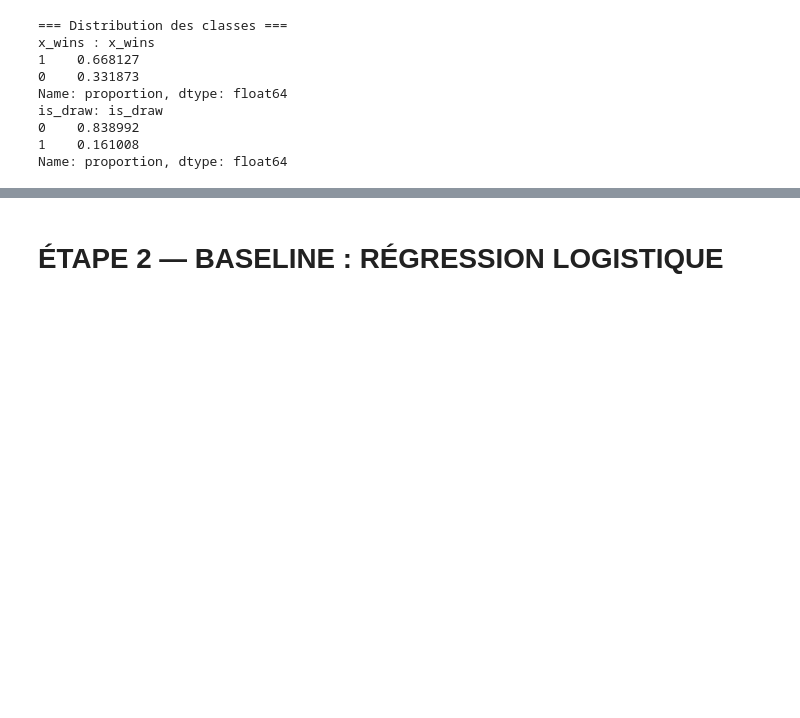
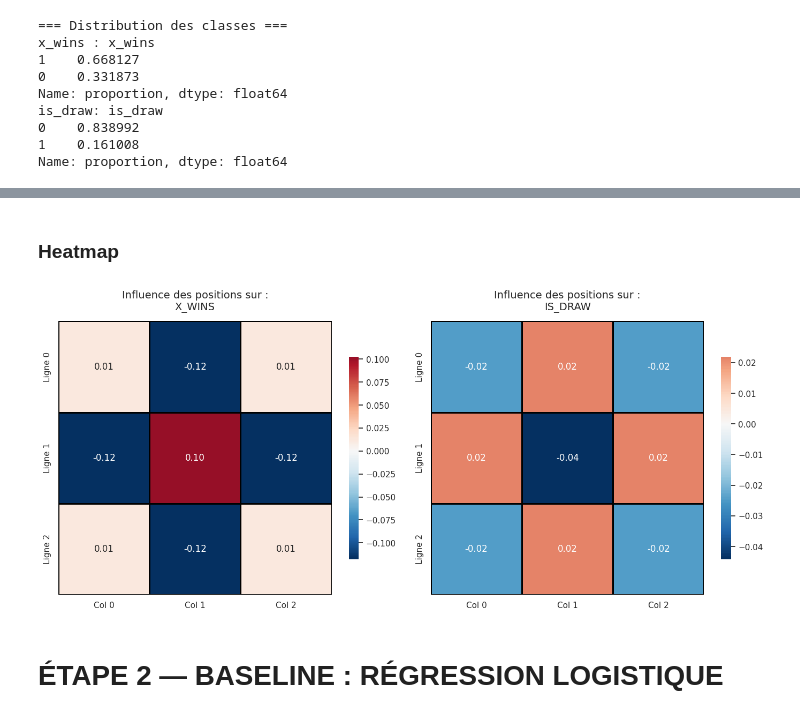
Before and after one commit to Nathal97/EXAMEN-ML, a Jupyter notebook: back/exam.ipynb, the cells around one changed output, grey strips where cells are left out. Drawn from its saved outputs; the diff is of its cells as text; code cells hidden in the pictures; blank space fills up the shorter version.

```diff
--- a/back/exam.ipynb
+++ b/back/exam.ipynb
@@ -42,3 +119,38 @@ Name: proportion, dtype: float64
+# %% [markdown]
+### Heatmap
+# %%
+distributions = ['x_wins', 'is_draw']
+
+features_x = [f'c{i}_x' for i in range(9)]
+
+plt.figure(figsize=(14, 6))
+
+
+for i, cible in enumerate(distributions):
+
+    corr_vector = df[features_x].corrwith(df[cible])
+
+    corr_matrix = corr_vector.values.reshape(3, 3)
+
+    plt.subplot(1, 2, i+1)
+    sns.heatmap(corr_matrix,
+                annot=True,
+                fmt=".2f",
+                cmap="RdBu_r",
+                center=0,
+                square=True,
+                linewidths=2,
+                linecolor='black',
+                cbar_kws={"shrink": .7},
+                xticklabels=['Col 0', 'Col 1', 'Col 2'],
+                yticklabels=['Ligne 0', 'Ligne 1', 'Ligne 2'])
+
+    plt.title(f'Influence des positions sur :\n{cible.upper()}', fontsize=14, pad=15)
+
+plt.tight_layout()
+plt.show()
+# %% [output]
+[figure, added]
 # %% [markdown]
 # ÉTAPE 2 — BASELINE : RÉGRESSION LOGISTIQUE
 # %%
```
Also changed, not shown: parts of 8 cells of this notebook, 7 other files.
